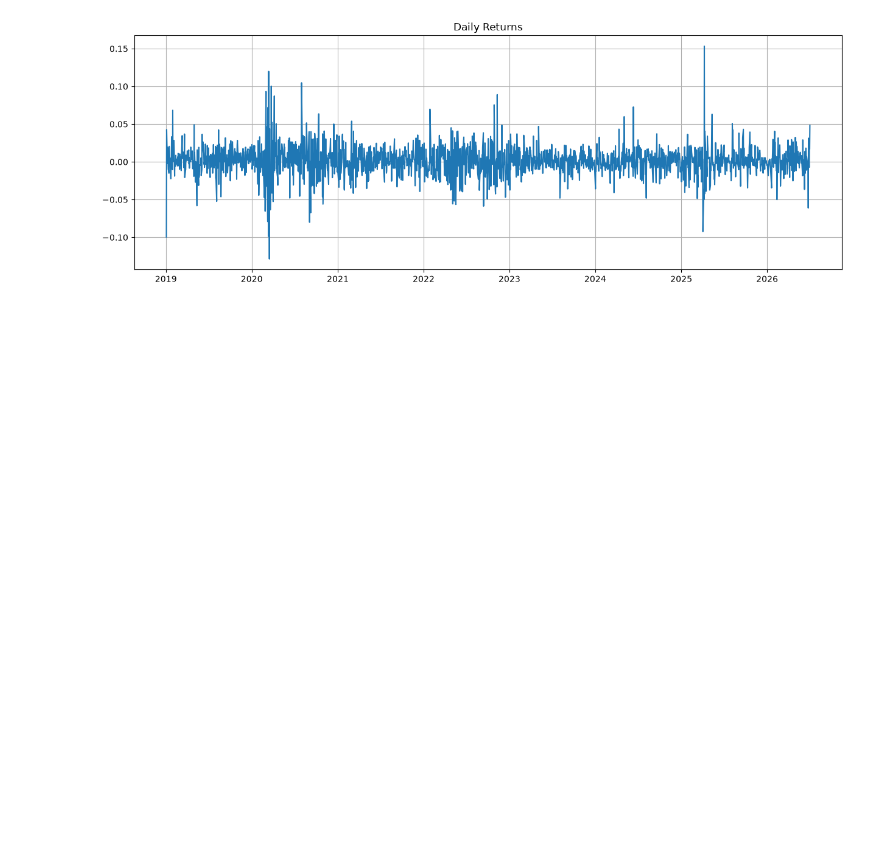
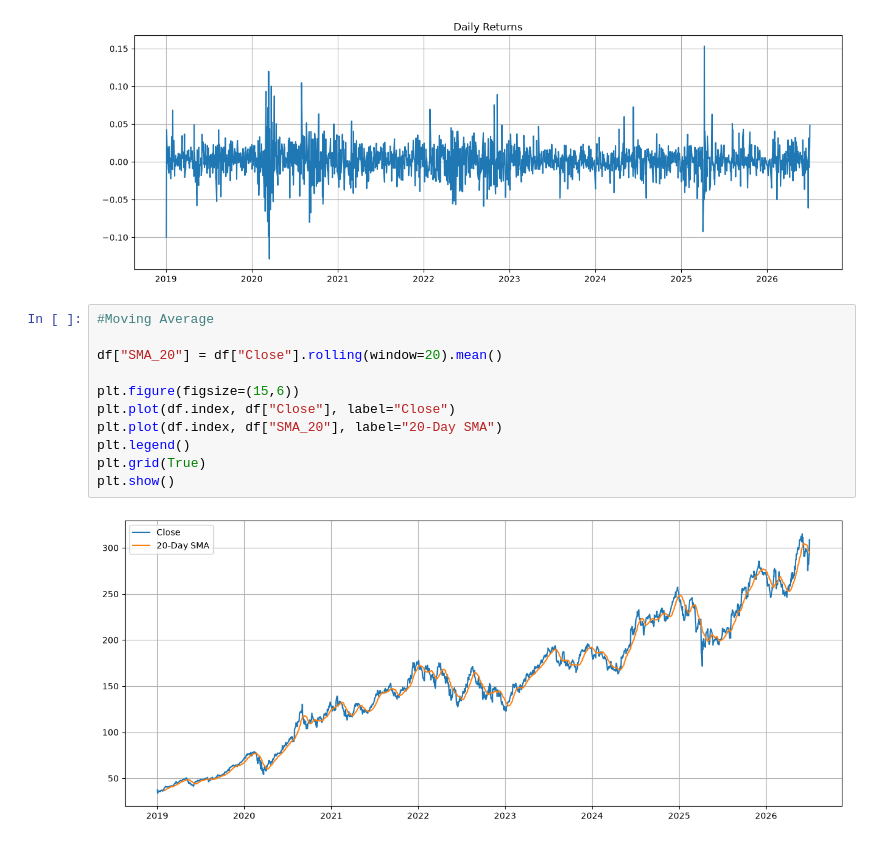
Before and after one commit to Maulik2710/FinAgent, a Jupyter notebook: notebooks/01_EDA.ipynb, the cells around one changed output. Drawn from its saved outputs; the diff is of its cells as text; blank space fills up the shorter version.

```diff
--- a/notebooks/01_EDA.ipynb
+++ b/notebooks/01_EDA.ipynb
@@ -160,3 +160,16 @@ plt.grid(True)
 plt.show()
 # %% [output]
 [figure]
+# %%
+#Moving Average
+
+df["SMA_20"] = df["Close"].rolling(window=20).mean()
+
+plt.figure(figsize=(15,6))
+plt.plot(df.index, df["Close"], label="Close")
+plt.plot(df.index, df["SMA_20"], label="20-Day SMA")
+plt.legend()
+plt.grid(True)
+plt.show()
+# %% [output]
+[figure, added]
```
Also changed, not shown: parts of 1 cell of this notebook, 9 other files.
